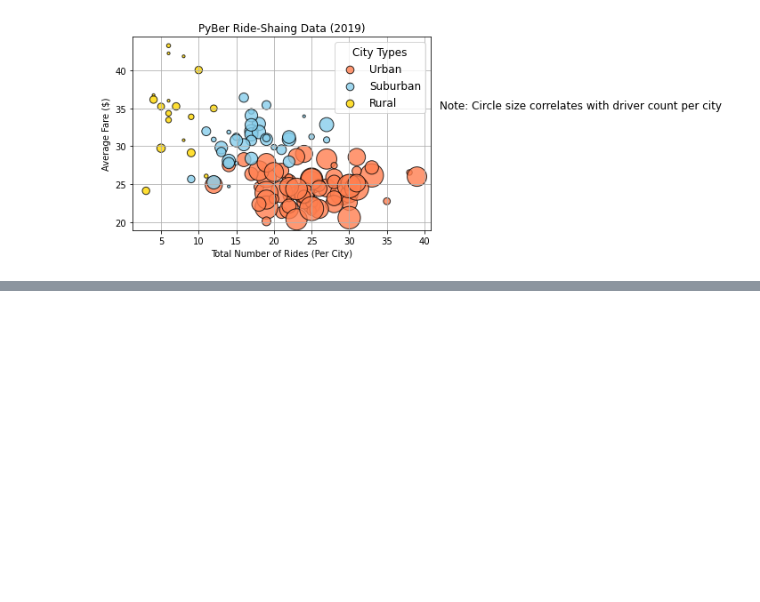
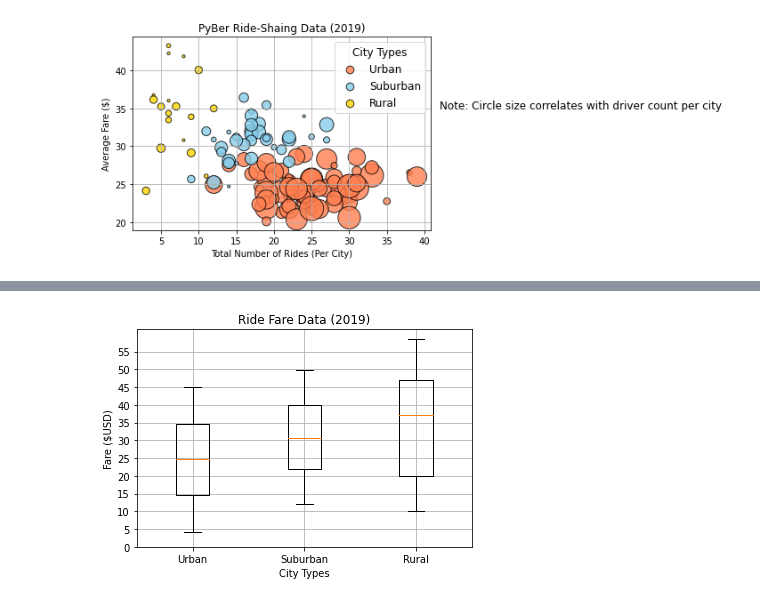
Before and after one commit to shubbyaluk/PyBer_Analysis, a Jupyter notebook: PyBer.ipynb, the cells around one changed output, grey strips where cells are left out. Cells and saved outputs as stored; diff of their text form; code cells hidden in the pictures; blank space fills up the shorter version.

```diff
--- a/PyBer.ipynb
+++ b/PyBer.ipynb
@@ -298,0 +387,9 @@ plt.show()
+# %%
+#Get the fares for the urban cities
+urban_fares = urban_cities_df['fare']
+
+#Get the fares for the suburban cities
+suburban_fares = suburban_cities_df['fare']
+
+#Get the fares for the rural cities
+rural_fares = rural_cities_df['fare']
@@ -298,0 +536,16 @@ plt.show()
+# %%
+#Create a box and whisker plot for the ride fare data
+x_labels = ['Urban','Suburban','Rural']
+ride_fare_data = [urban_fares,suburban_fares,rural_fares]
+
+fig,ax = plt.subplots()
+ax.boxplot(ride_fare_data,labels = x_labels)
+
+#Format the boxplot
+ax.set_title('Ride Fare Data (2019)')
+ax.set_ylabel('Fare ($USD)')
+ax.set_xlabel('City Types')
+ax.set_yticks(np.arange(0,60,step=5))
+ax.grid()
+# %% [output]
+[figure, added]
```
Also changed, not shown: parts of 23 cells of this notebook.
